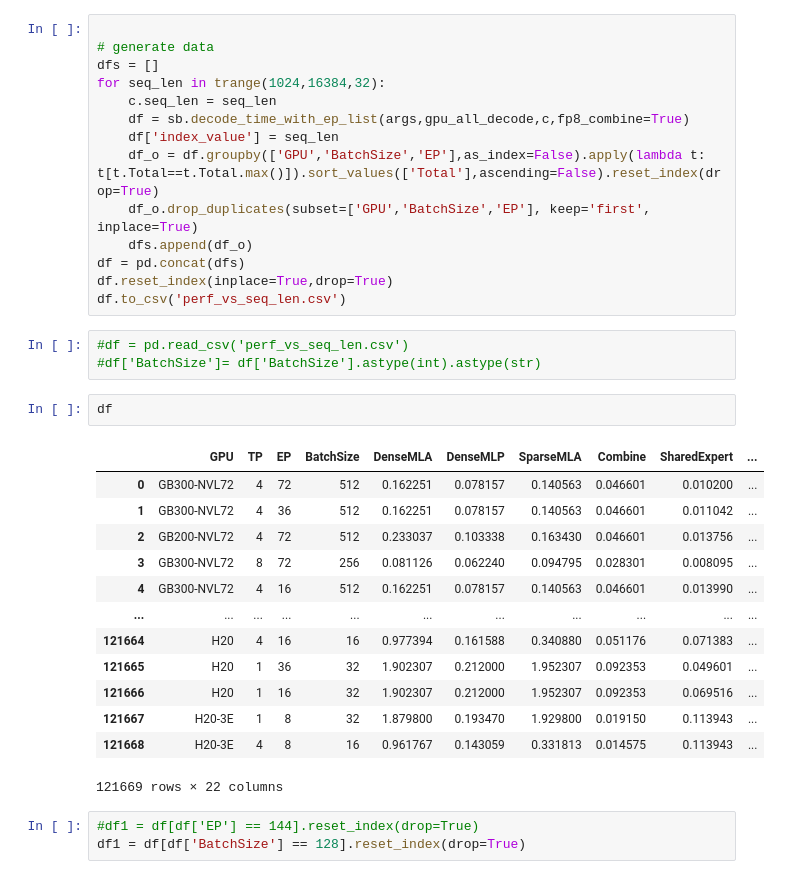
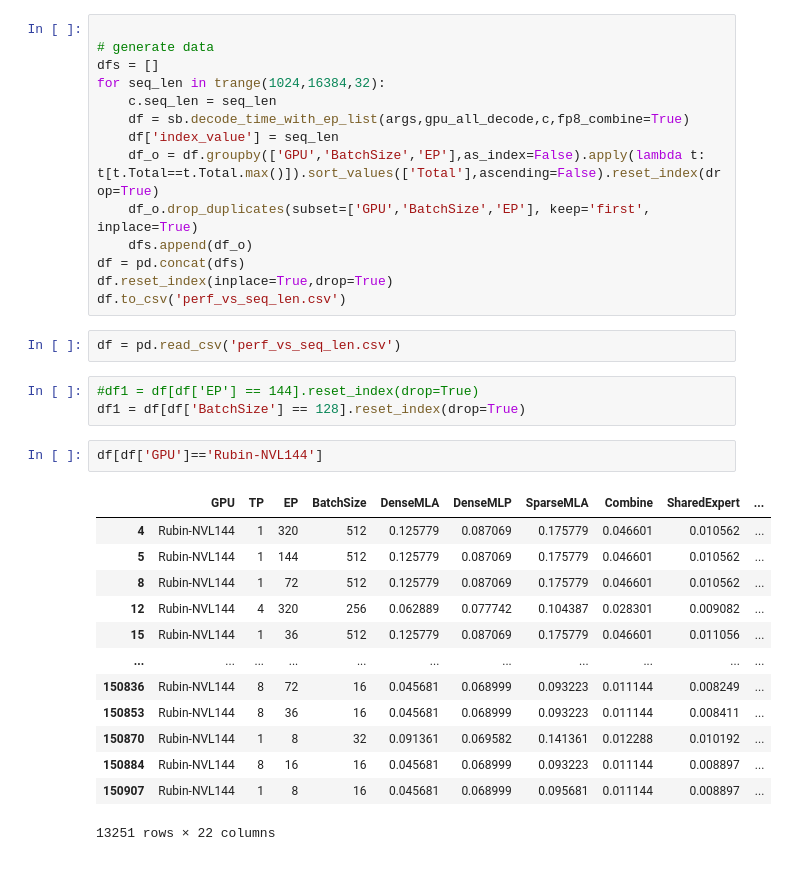
Before and after one commit to xizhizhang/shallowsim, a Jupyter notebook: decode_ep_anlysis.ipynb, the cells around one changed output. Saved outputs shown, nothing was run; the diff lists cells and outputs as text.

Commit message:
add rubin

```diff
--- a/decode_ep_anlysis.ipynb
+++ b/decode_ep_anlysis.ipynb
@@ -27,25 +42,24 @@ df = pd.concat(dfs)
 df.reset_index(inplace=True,drop=True)
 df.to_csv('perf_vs_seq_len.csv')
 # %%
-#df = pd.read_csv('perf_vs_seq_len.csv')
-#df['BatchSize']= df['BatchSize'].astype(int).astype(str)
+df = pd.read_csv('perf_vs_seq_len.csv')
-# %%
-df
-# %% [output]
-|  | GPU | TP | EP | BatchSize | DenseMLA | DenseMLP | SparseMLA | Combine | SharedExpert | ... |
-| 0 | GB300-NVL72 | 4 | 72 | 512 | 0.162251 | 0.078157 | 0.140563 | 0.046601 | 0.010200 | ... |
-| 1 | GB300-NVL72 | 4 | 36 | 512 | 0.162251 | 0.078157 | 0.140563 | 0.046601 | 0.011042 | ... |
-| 2 | GB200-NVL72 | 4 | 72 | 512 | 0.233037 | 0.103338 | 0.163430 | 0.046601 | 0.013756 | ... |
-| 3 | GB300-NVL72 | 8 | 72 | 256 | 0.081126 | 0.062240 | 0.094795 | 0.028301 | 0.008095 | ... |
-| 4 | GB300-NVL72 | 4 | 16 | 512 | 0.162251 | 0.078157 | 0.140563 | 0.046601 | 0.013990 | ... |
-| ... | ... | ... | ... | ... | ... | ... | ... | ... | ... | ... |
-| 121664 | H20 | 4 | 16 | 16 | 0.977394 | 0.161588 | 0.340880 | 0.051176 | 0.071383 | ... |
-| 121665 | H20 | 1 | 36 | 32 | 1.902307 | 0.212000 | 1.952307 | 0.092353 | 0.049601 | ... |
-| 121666 | H20 | 1 | 16 | 32 | 1.902307 | 0.212000 | 1.952307 | 0.092353 | 0.069516 | ... |
-| 121667 | H20-3E | 1 | 8 | 32 | 1.879800 | 0.193470 | 1.929800 | 0.019150 | 0.113943 | ... |
-| 121668 | H20-3E | 4 | 8 | 16 | 0.961767 | 0.143059 | 0.331813 | 0.014575 | 0.113943 | ... |
-121669 rows × 22 columns
 # %%
 #df1 = df[df['EP'] == 144].reset_index(drop=True)
 df1 = df[df['BatchSize'] == 128].reset_index(drop=True)
+# %%
+df[df['GPU']=='Rubin-NVL144']
+# %% [output]
+|  | GPU | TP | EP | BatchSize | DenseMLA | DenseMLP | SparseMLA | Combine | SharedExpert | ... |
+| 4 | Rubin-NVL144 | 1 | 320 | 512 | 0.125779 | 0.087069 | 0.175779 | 0.046601 | 0.010562 | ... |
+| 5 | Rubin-NVL144 | 1 | 144 | 512 | 0.125779 | 0.087069 | 0.175779 | 0.046601 | 0.010562 | ... |
+| 8 | Rubin-NVL144 | 1 | 72 | 512 | 0.125779 | 0.087069 | 0.175779 | 0.046601 | 0.010562 | ... |
+| 12 | Rubin-NVL144 | 4 | 320 | 256 | 0.062889 | 0.077742 | 0.104387 | 0.028301 | 0.009082 | ... |
+| 15 | Rubin-NVL144 | 1 | 36 | 512 | 0.125779 | 0.087069 | 0.175779 | 0.046601 | 0.011056 | ... |
+| ... | ... | ... | ... | ... | ... | ... | ... | ... | ... | ... |
+| 150836 | Rubin-NVL144 | 8 | 72 | 16 | 0.045681 | 0.068999 | 0.093223 | 0.011144 | 0.008249 | ... |
+| 150853 | Rubin-NVL144 | 8 | 36 | 16 | 0.045681 | 0.068999 | 0.093223 | 0.011144 | 0.008411 | ... |
+| 150870 | Rubin-NVL144 | 1 | 8 | 32 | 0.091361 | 0.069582 | 0.141361 | 0.012288 | 0.010192 | ... |
+| 150884 | Rubin-NVL144 | 8 | 16 | 16 | 0.045681 | 0.068999 | 0.093223 | 0.011144 | 0.008897 | ... |
+| 150907 | Rubin-NVL144 | 1 | 8 | 16 | 0.045681 | 0.068999 | 0.095681 | 0.011144 | 0.008897 | ... |
+13251 rows × 22 columns
 # %%
```
Also changed, not shown: parts of 3 cells of this notebook, 8 other files.
